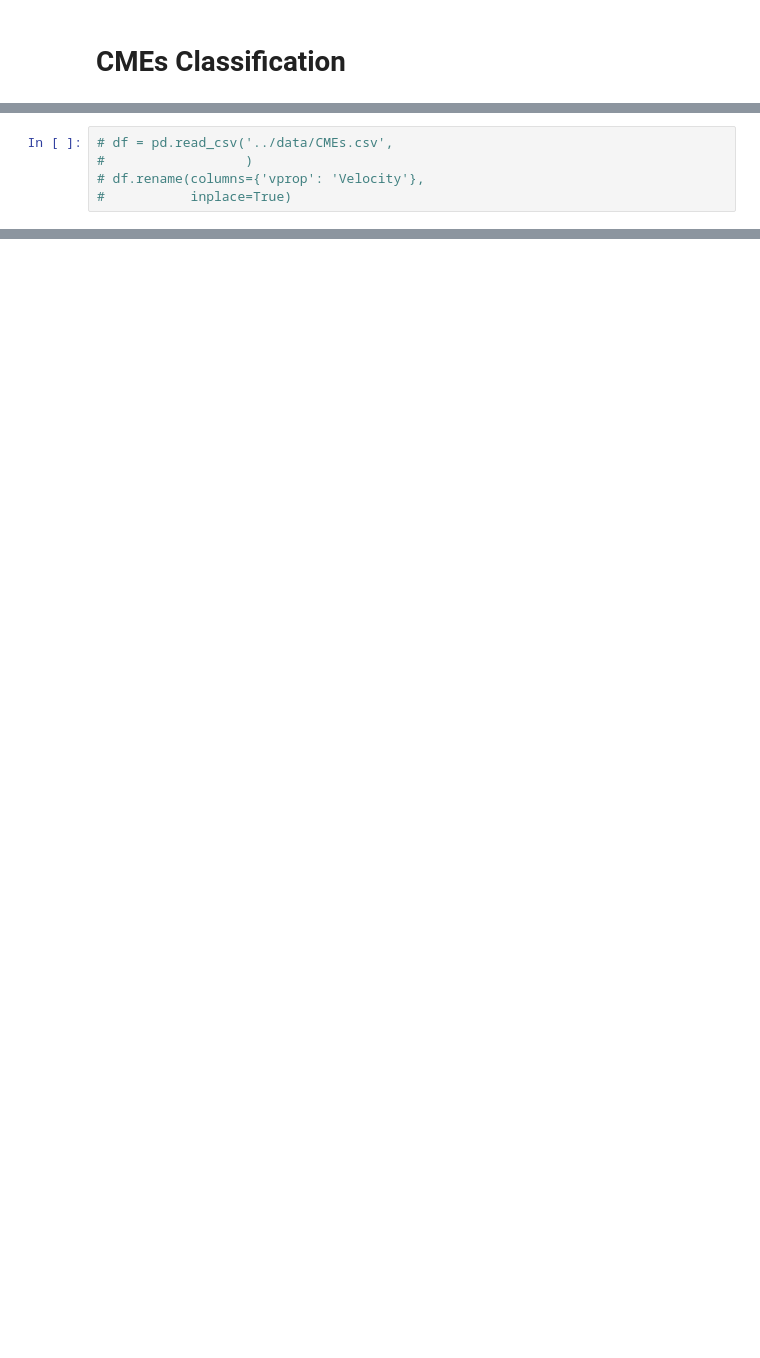
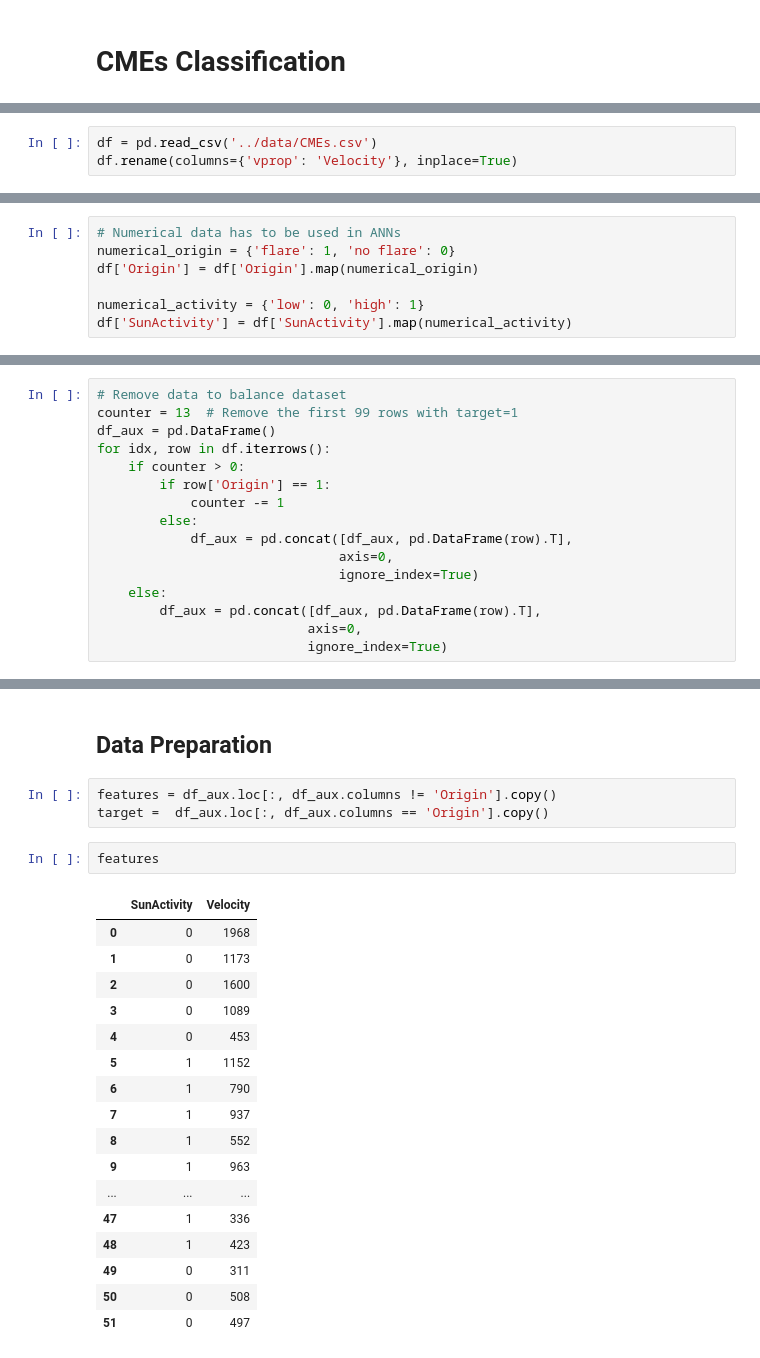
Before and after one commit to ffiza/aprendizaje-automatico-lamp, a Jupyter notebook: code/tp1.ipynb, the cells around one changed output, grey strips where cells are left out. Cells and saved outputs as stored; diff of their text form; blank space fills up the shorter version.

```diff
--- a/code/tp1.ipynb
+++ b/code/tp1.ipynb
@@ -289,5 +289,3 @@ Cada dato en CEMs.csv es una imagen que tiene información de la actividad solar
 # %%
-# df = pd.read_csv('../data/CMEs.csv',
-#                  )
-# df.rename(columns={'vprop': 'Velocity'},
-#           inplace=True)
+df = pd.read_csv('../data/CMEs.csv')
+df.rename(columns={'vprop': 'Velocity'}, inplace=True)
@@ -295,0 +303,7 @@ Cada dato en CEMs.csv es una imagen que tiene información de la actividad solar
+# %%
+# Numerical data has to be used in ANNs
+numerical_origin = {'flare': 1, 'no flare': 0}
+df['Origin'] = df['Origin'].map(numerical_origin)
+
+numerical_activity = {'low': 0, 'high': 1}
+df['SunActivity'] = df['SunActivity'].map(numerical_activity)
@@ -295,0 +330,16 @@ Cada dato en CEMs.csv es una imagen que tiene información de la actividad solar
+# %%
+# Remove data to balance dataset
+counter = 13  # Remove the first 99 rows with target=1
+df_aux = pd.DataFrame()
+for idx, row in df.iterrows():
+    if counter > 0:
+        if row['Origin'] == 1:
+            counter -= 1
+        else:
+            df_aux = pd.concat([df_aux, pd.DataFrame(row).T],
+                               axis=0,
+                               ignore_index=True)
+    else:
+        df_aux = pd.concat([df_aux, pd.DataFrame(row).T],
+                           axis=0,
+                           ignore_index=True)
@@ -295,0 +362,25 @@ Cada dato en CEMs.csv es una imagen que tiene información de la actividad solar
+# %% [markdown]
+## Data Preparation
+# %%
+features = df_aux.loc[:, df_aux.columns != 'Origin'].copy()
+target =  df_aux.loc[:, df_aux.columns == 'Origin'].copy()
+# %%
+features
+# %% [output]
+|  | SunActivity | Velocity |
+| 0 | 0 | 1968 |
+| 1 | 0 | 1173 |
+| 2 | 0 | 1600 |
+| 3 | 0 | 1089 |
+| 4 | 0 | 453 |
+| 5 | 1 | 1152 |
+| 6 | 1 | 790 |
+| 7 | 1 | 937 |
+| 8 | 1 | 552 |
+| 9 | 1 | 963 |
+| ... | ... | ... |
+| 47 | 1 | 336 |
+| 48 | 1 | 423 |
+| 49 | 0 | 311 |
+| 50 | 0 | 508 |
+| 51 | 0 | 497 |
```
Also changed, not shown: parts of 36 cells of this notebook, 4 other files.
